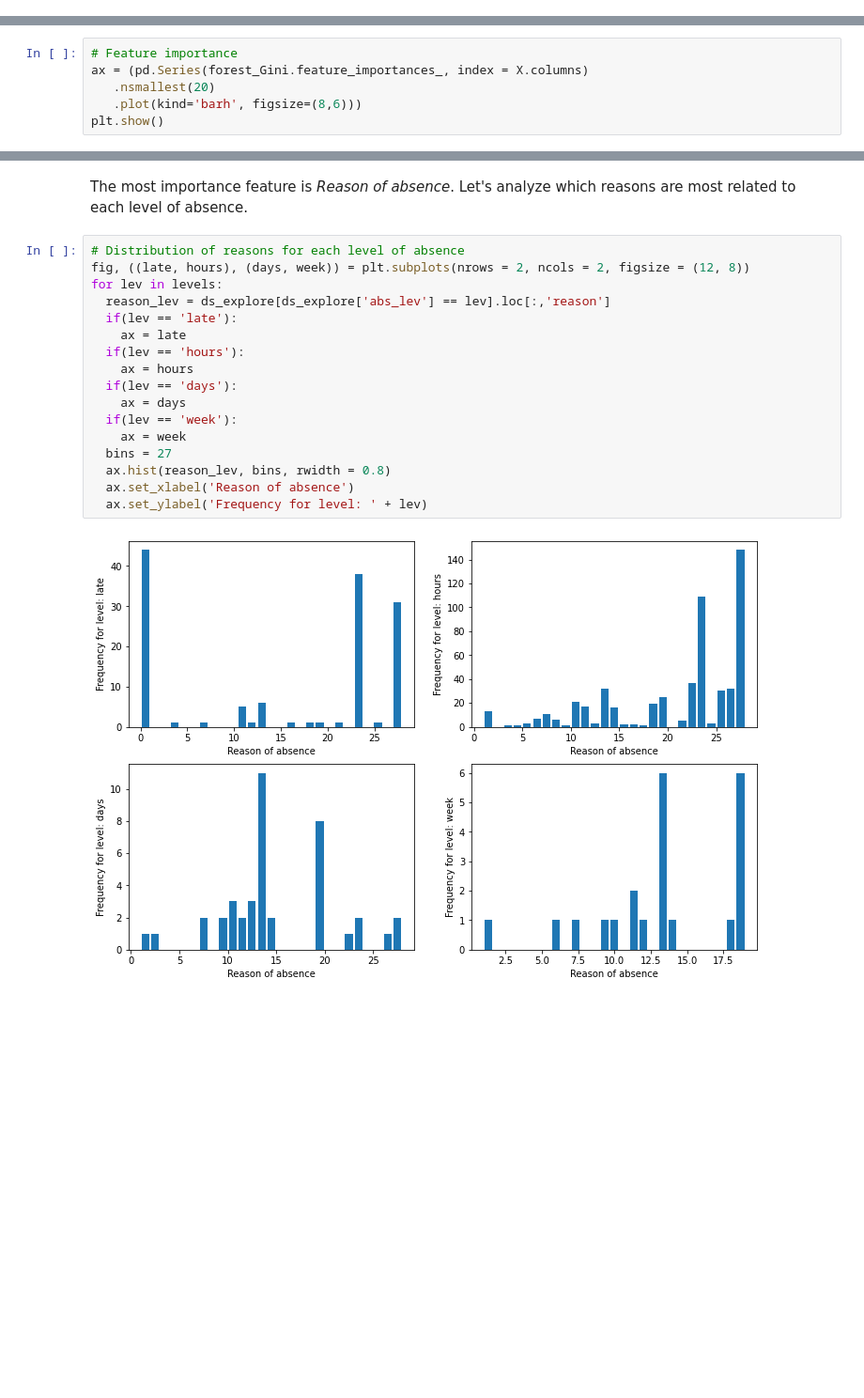
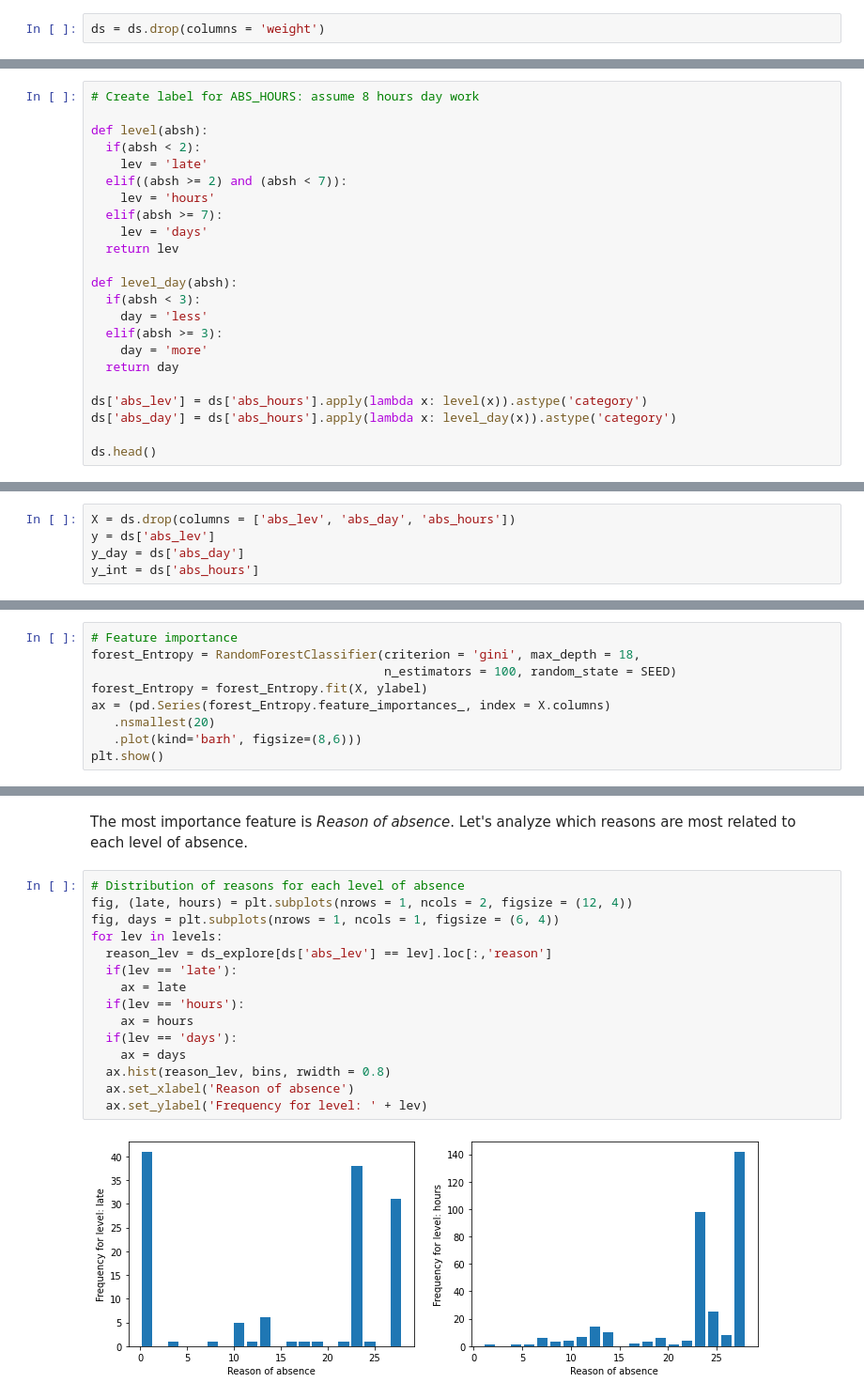
Before and after one commit to gianluigilopardo/Absenteeism_prediction, a Jupyter notebook: absenteeism_notebook.ipynb, the cells around one changed output, grey strips where cells are left out. Shown: that part at 94% size. Drawn from its saved outputs; the diff is of its cells as text; blank space fills up the shorter version.

```diff
--- a/absenteeism_notebook.ipynb
+++ b/absenteeism_notebook.ipynb
@@ -488 +518,3 @@ y = ds['abs_lev']
+# %%
+ds = ds.drop(columns = 'weight')
 # %% [markdown]
@@ -507,0 +543,23 @@ X.head()
+# %%
+# Create label for ABS_HOURS: assume 8 hours day work
+
+def level(absh):
+  if(absh < 2):
+    lev = 'late'
+  elif((absh >= 2) and (absh < 7)):
+    lev = 'hours'
+  elif(absh >= 7):
+    lev = 'days'
+  return lev
+
+def level_day(absh):
+  if(absh < 3):
+    day = 'less'
+  elif(absh >= 3):
+    day = 'more'
+  return day
+
+ds['abs_lev'] = ds['abs_hours'].apply(lambda x: level(x)).astype('category')
+ds['abs_day'] = ds['abs_hours'].apply(lambda x: level_day(x)).astype('category')
+
+ds.head()
@@ -507,0 +573,5 @@ X.head()
+# %%
+X = ds.drop(columns = ['abs_lev', 'abs_day', 'abs_hours'])
+y = ds['abs_lev']
+y_day = ds['abs_day']
+y_int = ds['abs_hours']
@@ -1076,7 +1213,10 @@ Random Forest with Gini criterion is the best classification model.
 We use it for extracting information on the features: let's rank their importance.
 # %%
 # Feature importance
-ax = (pd.Series(forest_Gini.feature_importances_, index = X.columns)
+forest_Entropy = RandomForestClassifier(criterion = 'gini', max_depth = 18,
+                                        n_estimators = 100, random_state = SEED)
+forest_Entropy = forest_Entropy.fit(X, ylabel)
+ax = (pd.Series(forest_Entropy.feature_importances_, index = X.columns)
    .nsmallest(20)
    .plot(kind='barh', figsize=(8,6)))
 plt.show()
@@ -1088,20 +1228,18 @@ plt.show()
 The most importance feature is *Reason of absence*. Let's analyze which reasons are most related to each level of absence.
 # %%
 # Distribution of reasons for each level of absence
-fig, ((late, hours), (days, week)) = plt.subplots(nrows = 2, ncols = 2, figsize = (12, 8))
+fig, (late, hours) = plt.subplots(nrows = 1, ncols = 2, figsize = (12, 4))
+fig, days = plt.subplots(nrows = 1, ncols = 1, figsize = (6, 4))
 for lev in levels:
-  reason_lev = ds_explore[ds_explore['abs_lev'] == lev].loc[:,'reason']
+  reason_lev = ds_explore[ds['abs_lev'] == lev].loc[:,'reason']
   if(lev == 'late'):
     ax = late
   if(lev == 'hours'):
     ax = hours
   if(lev == 'days'):
     ax = days
-  if(lev == 'week'):
-    ax = week
-  bins = 27
   ax.hist(reason_lev, bins, rwidth = 0.8)
   ax.set_xlabel('Reason of absence')
   ax.set_ylabel('Frequency for level: ' + lev)
 # %% [output]
-[figure, old version]
+[figure, new version]
```
Also changed, not shown: parts of 110 cells of this notebook.
